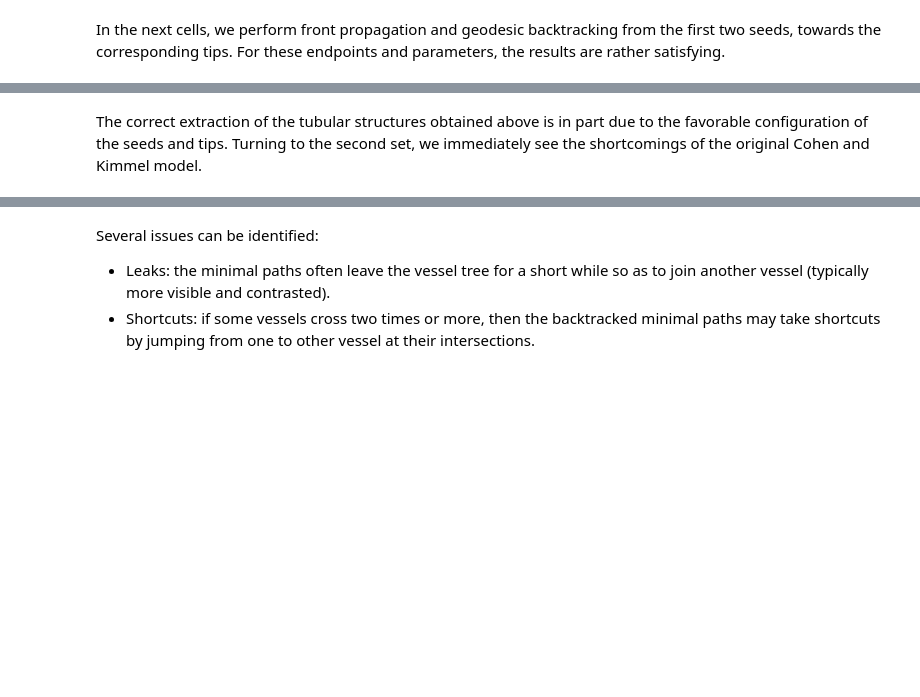
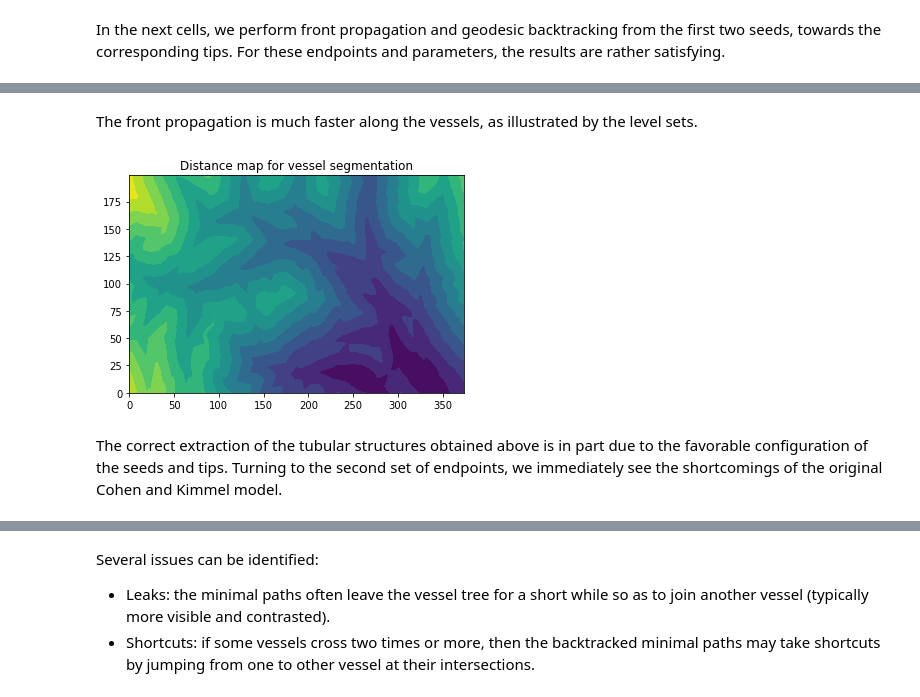
Before and after one commit to Mirebeau/AdaptiveGridDiscretizations, a Jupyter notebook: Notebooks_FMM/Tubular.ipynb, the cells around one changed output, grey strips where cells are left out. Drawn from its saved outputs; the diff is of its cells as text; code cells hidden in the pictures; blank space fills up the shorter version.

```diff
--- a/Notebooks_FMM/Tubular.ipynb
+++ b/Notebooks_FMM/Tubular.ipynb
@@ -425,5 +441,12 @@ imshow(isoOut['values']);
+# %% [markdown]
+The front propagation is much faster along the vessels, as illustrated by the level sets.
+# %%
+plt.title("Distance map for vessel segmentation")
+plt.contourf(isoOut['values'].T,levels=12);
+# %% [output]
+[figure, added]
 # %% [markdown]
-The correct extraction of the tubular structures obtained above is in part due to the favorable configuration of the seeds and tips. Turning to the second set, we immediately see the shortcomings of the original Cohen and Kimmel model.
+The correct extraction of the tubular structures obtained above is in part due to the favorable configuration of the seeds and tips. Turning to the second set of endpoints, we immediately see the shortcomings of the original Cohen and Kimmel model.
 # %%
 isoIn['seeds']=seeds1
 isoIn['tips']=tips1
```
Also changed, not shown: parts of 46 cells of this notebook, 1 other file.
